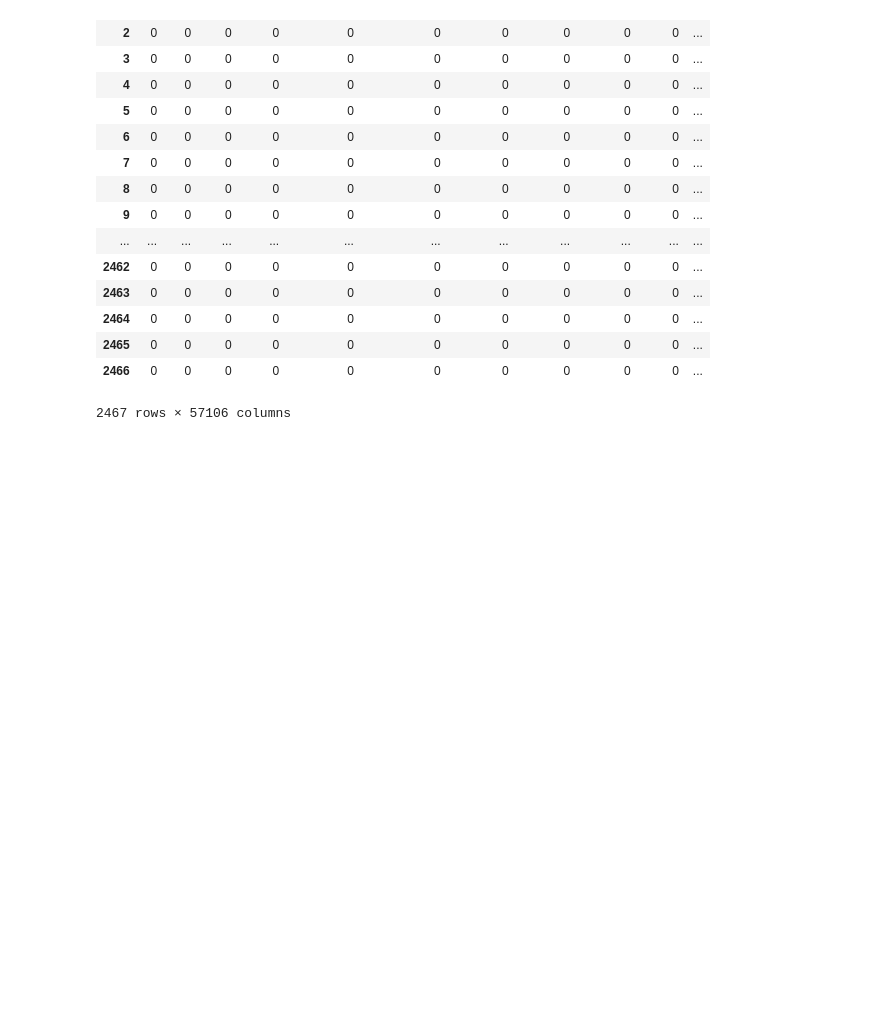
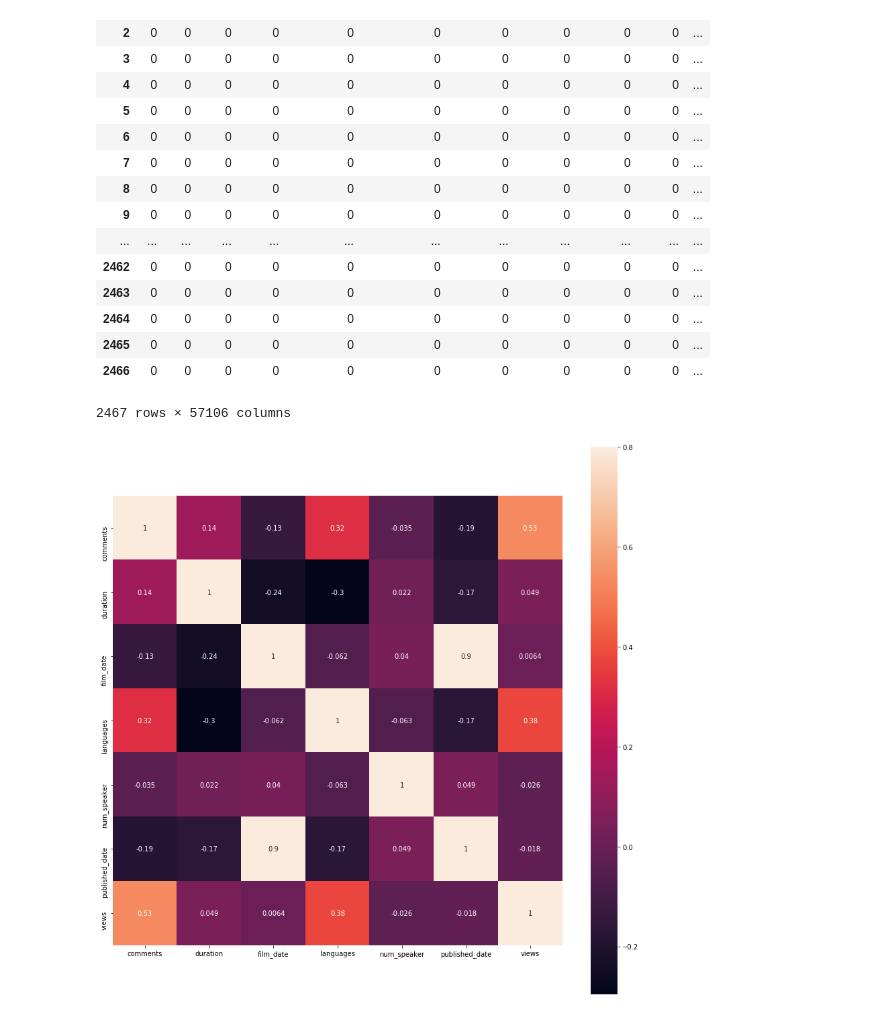
Before and after one commit to Avisikta-Majumdar/TedTalksAnalysis, a Jupyter notebook: Ted Talks.ipynb, the cells around one changed output. Drawn from its saved outputs; the diff is of its cells as text; code cells hidden in the pictures; blank space fills up the shorter version.

```diff
--- a/Ted Talks.ipynb
+++ b/Ted Talks.ipynb
@@ -157 +153,12 @@ df_ted_main = pd.read_csv("data/ted_main.csv")
+# %%
+import ast
+df_ted_main = pd.read_csv("data/ted_main.csv")
+
+corr = df_ted_main.corr()
+
+fig = plt.figure(figsize = (15,15))
+sns.heatmap(corr, annot=True, vmax = .8, square = True)
+plt.show()
+# %% [output]
+[figure, added]
 # %%
```
Also changed, not shown: parts of 4 cells of this notebook.
